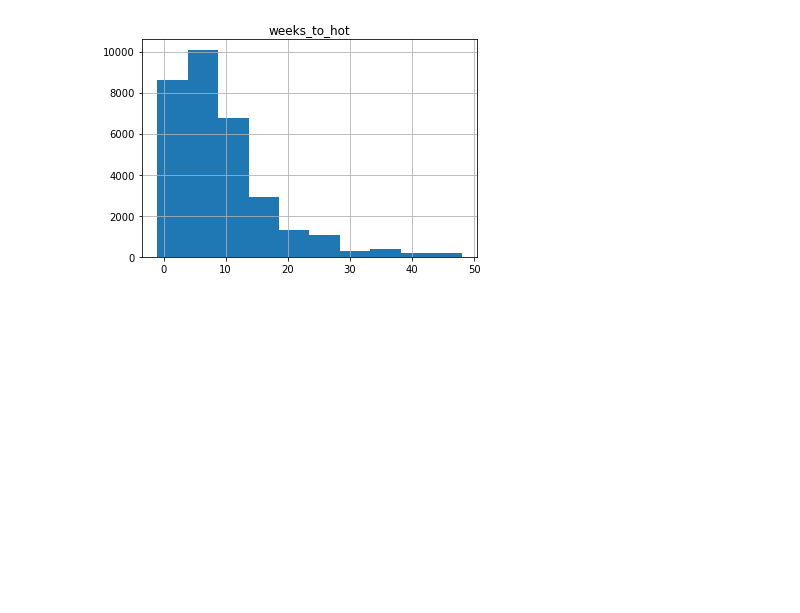
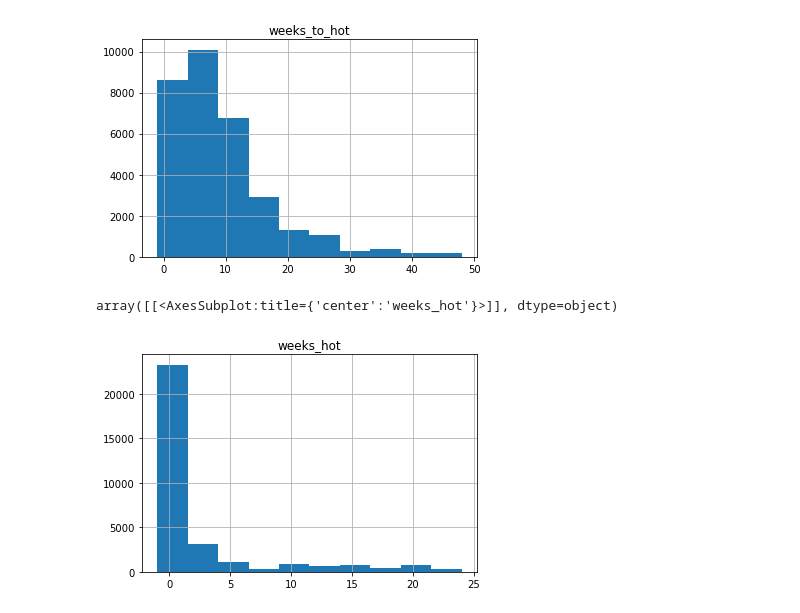
Before and after one commit to tvarano/hit-analyzer, a Jupyter notebook: main.ipynb, the cells around one changed output. Cells and saved outputs as stored; diff of their text form; code cells hidden in the pictures; blank space fills up the shorter version.

Commit message:
weeks on top10

```diff
--- a/main.ipynb
+++ b/main.ipynb
@@ -43,19 +45,30 @@ plt.gca().invert_yaxis()
 # df.days_to_hot = np.nan
 
 ds = {}
+th = {}
 
 for s in df.songid.unique():
     # print(s)
     dfs = df[df.songid == s]
     if len(dfs[dfs.week_position <= 10].week) == 0:
         ds[s] = -1
+        th[s] = -1
     else:
+        week = 1
         first_hot_week = min(dfs[dfs.week_position <= 10].week)
         first_week = min(df[df.songid == s].week)
         ds[s] = (first_hot_week - first_week).days/7
+        temp = df[df.songid == s]
+        time = first_hot_week + timedelta(days=7)
+        while temp[temp.week == time].week_position.size > 0 and temp[temp.week == time].week_position.values >= 10:
+            week += 1
+            time += timedelta(days=7)
+
+        th[s] = week
 
 for i, r in df.iterrows():
     df.at[i, 'weeks_to_hot'] = ds[r['songid']]
+    df.at[i, 'weeks_hot'] = th[r['songid']]
 df
 # %% [output]
 |  | week | week_position | song | performer | songid | instance | prev_week_position | weeks_on_chart | ... |
@@ -79,19 +92,8 @@ df[df.weeks_to_hot <= 52].hist(column='weeks_to_hot')
 # %% [output]
 array([[<AxesSubplot:title={'center':'weeks_to_hot'}>]], dtype=object)
 [figure]
-# %%
-ds = {}
-
-for s in df.songid.unique():
-    # print(s)
-    dfs = df[df.songid == s]
-    if len(dfs[dfs.week_position <= 10].week) == 0:
-        ds[s] = -1
-    else:
-        first_hot_week = min(dfs[dfs.week_position <= 10].week)
-        firs_week = min(df[df.songid == s].week)
-        ds[s] = (first_hot_week - first_week).days/7
-
-for i, r in df.iterrows():
-    df.at[i, 'weeks_to_hot'] = ds[r['songid']]
-df
+# %%
+df[df.weeks_hot <= 25].hist(column='weeks_hot')
+# %% [output]
+array([[<AxesSubplot:title={'center':'weeks_hot'}>]], dtype=object)
+[figure, added]
```
Also changed, not shown: parts of 4 cells of this notebook.
